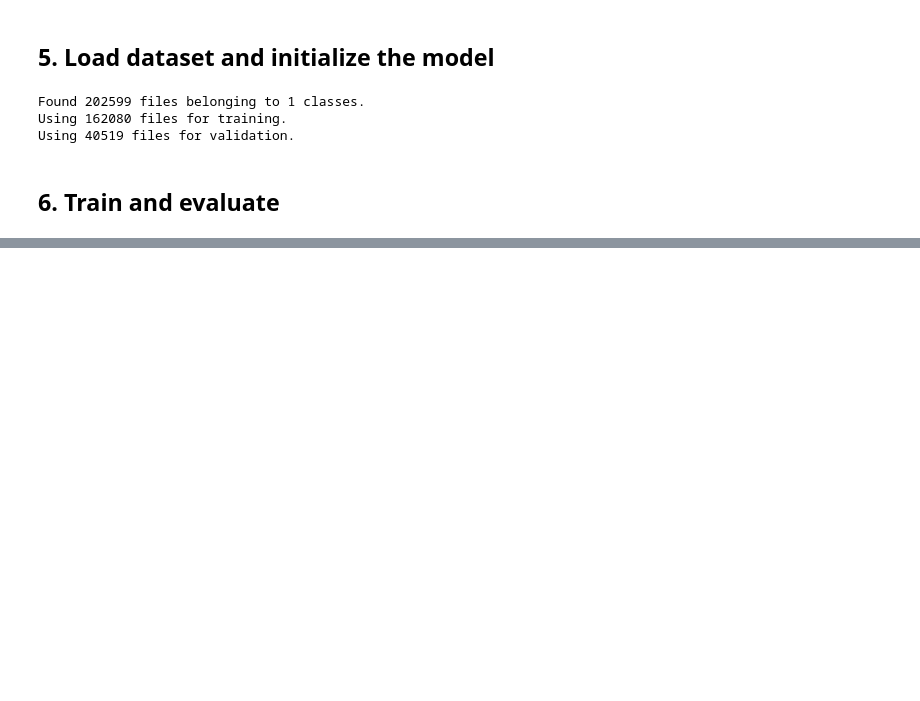
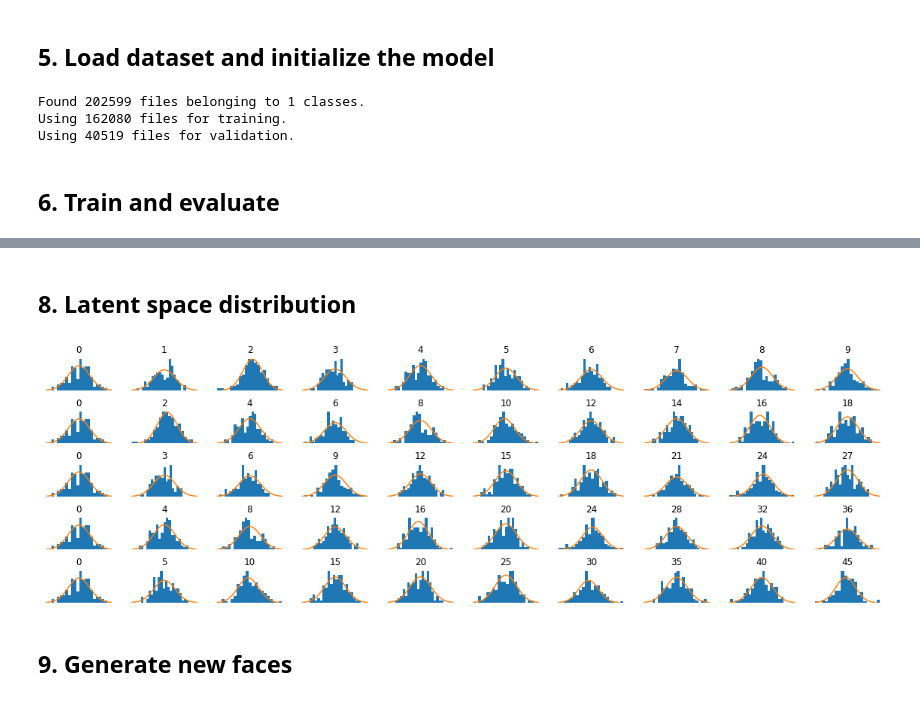
Before and after one commit to terrence-ou/Generative-Deep-Learning-2nd-Edition-PyTorch-JAX, a Jupyter notebook: JAX_FLAX/chapter_03_vae/vae_faces.ipynb, the cells around one changed output, grey strips where cells are left out. Saved outputs shown, nothing was run; the diff lists cells and outputs as text; code cells hidden in the pictures; blank space fills up the shorter version.

```diff
--- a/JAX_FLAX/chapter_03_vae/vae_faces.ipynb
+++ b/JAX_FLAX/chapter_03_vae/vae_faces.ipynb
@@ -345,0 +379,38 @@ state = restored['model']
+# %% [markdown]
+## 8. Latent space distribution
+# %%
+@jax.jit
+def encode_imgs(state, imgs, z_rng):
+    def get_embeddings(vae):
+        mean, logvar = vae.encoder(imgs, train=False)
+        z = reparameterize(z_rng, mean, logvar)
+        return z
+
+    vae = VAE(EMBEDDING)
+    return nn.apply(get_embeddings, vae)({'params': state.params, 'batch_stats': state.batch_stats})
+# %%
+from scipy.stats import norm
+
+num_rows = 5
+num_cols = 10
+
+# Get embeddings
+z = encode_imgs(state, recons_batch, rng)
+
+x = np.linspace(-3, 3, 100)
+fig, axes = plt.subplots(nrows=num_rows, ncols=num_cols, figsize=(20, 6))
+fig.subplots_adjust(hspace=0.6)
+
+for row in range(num_rows):
+    for col in range(num_cols):
+        ax = axes[row, col]
+        ax.hist(z[:, row * col + col], density=True, bins=20)
+        ax.plot(x, norm.pdf(x))
+        ax.axis('off')
+        ax.set_title(row * col + col)
+
+plt.show()
+# %% [output]
+[figure, added]
+# %% [markdown]
+## 9. Generate new faces
```
Also changed, not shown: parts of 7 cells of this notebook.
